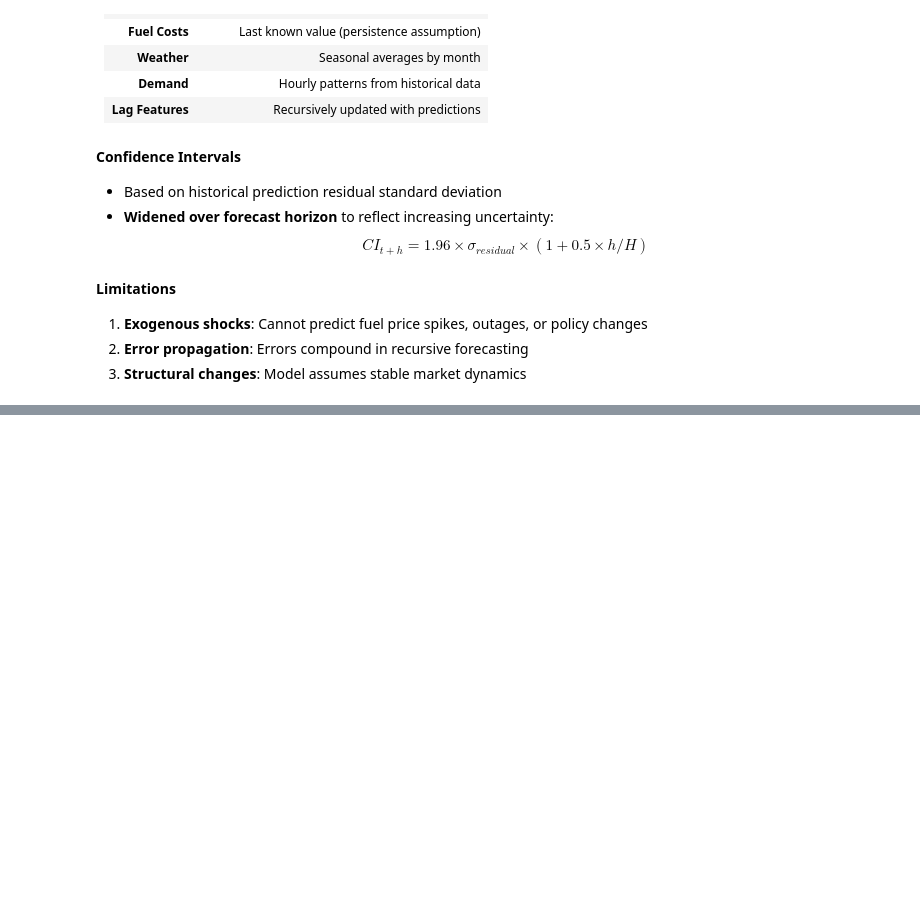
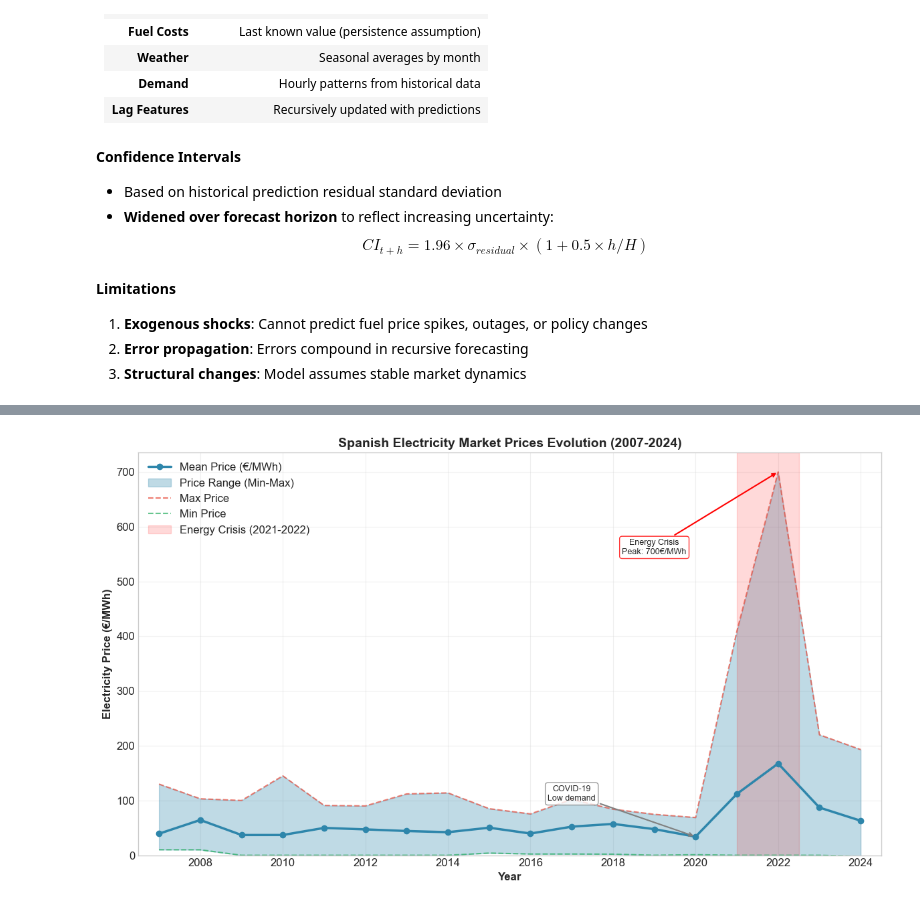
Before and after one commit to svenhominal/MGT-494_Project, a Jupyter notebook: extension_code.ipynb, the cells around one changed output, grey strips where cells are left out. Saved outputs shown, nothing was run; the diff lists cells and outputs as text; code cells hidden in the pictures; blank space fills up the shorter version.

Commit message:
More data and modifs - Sven - 29.12.2025

```diff
--- a/extension_code.ipynb
+++ b/extension_code.ipynb
@@ -5704,0 +5725,4 @@ Observations per year:
+# %%
+price_years = pd.read_csv("More_data/prix_annuel_espagne.csv", sep = ";")
+
+price_years.head()
@@ -5704,0 +5736,85 @@ Observations per year:
+# %%
+# =============================================================================
+# FIGURE: Spanish Electricity Prices Evolution (2007-2024)
+# =============================================================================
+
+import matplotlib.pyplot as plt
+import numpy as np
+
+# Rename columns for easier use (Spanish -> English)
+price_years.columns = ['Year', 'Max_Price', 'Min_Price', 'Mean_Price']
+
+fig, ax = plt.subplots(figsize=(12, 7))
+
+# Plot mean price as main line
+ax.plot(price_years['Year'], price_years['Mean_Price'],
+        color='#2E86AB', linewidth=2.5, marker='o', markersize=6,
+        label='Mean Price (€/MWh)')
+
+# Fill between min and max to show range
+ax.fill_between(price_years['Year'],
+                price_years['Min_Price'],
+                price_years['Max_Price'],
+                alpha=0.3, color='#2E86AB', label='Price Range (Min-Max)')
+
+# Plot max and min as dashed lines
+ax.plot(price_years['Year'], price_years['Max_Price'],
+        color='#E74C3C', linewidth=1.5, linestyle='--', alpha=0.7,
+        label='Max Price')
+ax.plot(price_years['Year'], price_years['Min_Price'],
+        color='#27AE60', linewidth=1.5, linestyle='--', alpha=0.7,
+        label='Min Price')
+
+# Highlight specific events
+# 2021-2022 energy crisis
+ax.axvspan(2021, 2022.5, alpha=0.15, color='red', label='Energy Crisis (2021-2022)')
+
+# Styling
+ax.set_xlabel('Year', fontsize=12, fontweight='bold')
+ax.set_ylabel('Electricity Price (€/MWh)', fontsize=12, fontweight='bold')
+ax.set_title('Spanish Electricity Market Prices Evolution (2007-2024)',
+             fontsize=14, fontweight='bold')
+
+ax.legend(loc='upper left', framealpha=0.9)
+ax.grid(True, alpha=0.3, linestyle='-')
+ax.set_xlim(price_years['Year'].min() - 0.5, price_years['Year'].max() + 0.5)
+ax.set_ylim(bottom=0)
+
+# Add annotations for key events
+ax.annotate('Energy Crisis\nPeak: 700€/MWh',
+            xy=(2022, 700), xytext=(2019, 550),
+            fontsize=9, ha='center',
+            arrowprops=dict(arrowstyle='->', color='red', lw=1.5),
+            bbox=dict(boxstyle='round,pad=0.3', facecolor='white', edgecolor='red', alpha=0.8))
+
+ax.annotate('COVID-19\nLow demand',
+            xy=(2020, 33.96), xytext=(2017, 100),
+            fontsize=9, ha='center',
+            arrowprops=dict(arrowstyle='->', color='gray', lw=1.5),
+            bbox=dict(boxstyle='round,pad=0.3', facecolor='white', edgecolor='gray', alpha=0.8))
+
+# Add negative price annotation for 2024
+if price_years[price_years['Year'] == 2024]['Min_Price'].values[0] < 0:
+    ax.annotate('First negative\nprices (-2€)',
+                xy=(2024, -2), xytext=(2022.5, -50),
+                fontsize=9, ha='center',
+                arrowprops=dict(arrowstyle='->', color='green', lw=1.5),
+                bbox=dict(boxstyle='round,pad=0.3', facecolor='white', edgecolor='green', alpha=0.8))
+
+plt.tight_layout()
+plt.savefig(FIGURES + 'spain_electricity_prices_evolution.png', dpi=300, bbox_inches='tight')
+plt.show()
+
+# Print summary statistics
+print("\n" + "=" * 60)
+print("Spanish Electricity Prices Summary (2007-2024)")
+print("=" * 60)
+print(f"\nOverall Statistics:")
+print(f"  Average Mean Price: {price_years['Mean_Price'].mean():.2f} €/MWh")
+print(f"  Highest Mean Price: {price_years['Mean_Price'].max():.2f} €/MWh ({int(price_years.loc[price_years['Mean_Price'].idxmax(), 'Year'])})")
+print(f"  Lowest Mean Price:  {price_years['Mean_Price'].min():.2f} €/MWh ({int(price_years.loc[price_years['Mean_Price'].idxmin(), 'Year'])})")
+print(f"\nExtreme Values:")
+print(f"  All-time Max: {price_years['Max_Price'].max():.2f} €/MWh ({int(price_years.loc[price_years['Max_Price'].idxmax(), 'Year'])})")
+print(f"  All-time Min: {price_years['Min_Price'].min():.2f} €/MWh ({int(price_years.loc[price_years['Min_Price'].idxmin(), 'Year'])})")
+# %% [output]
+[figure, added]
```
Also changed, not shown: parts of 13 cells of this notebook, 2 other files.
